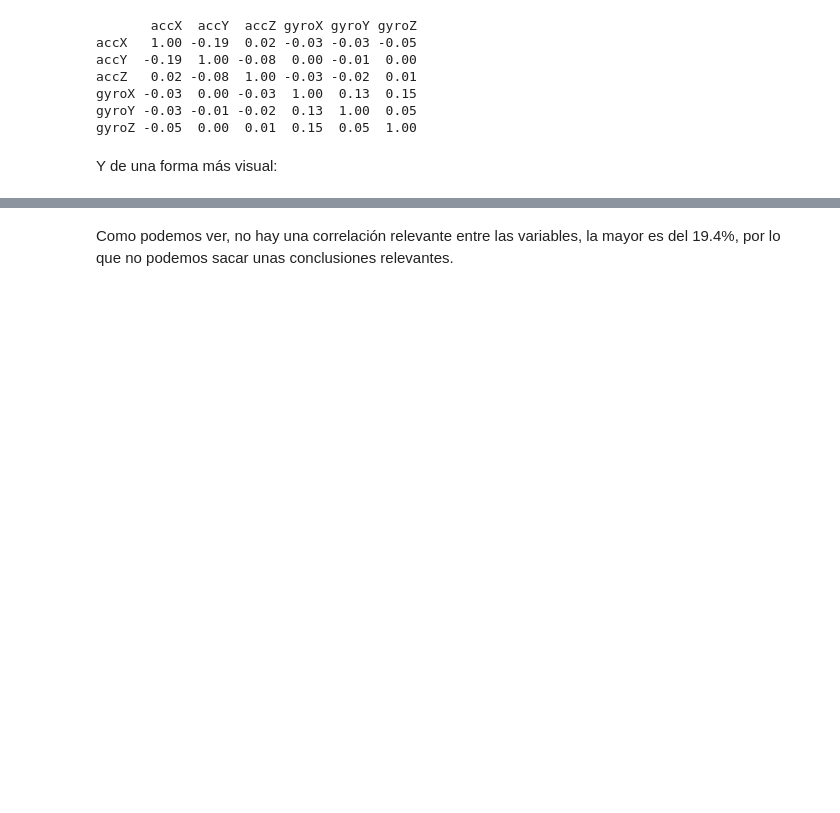
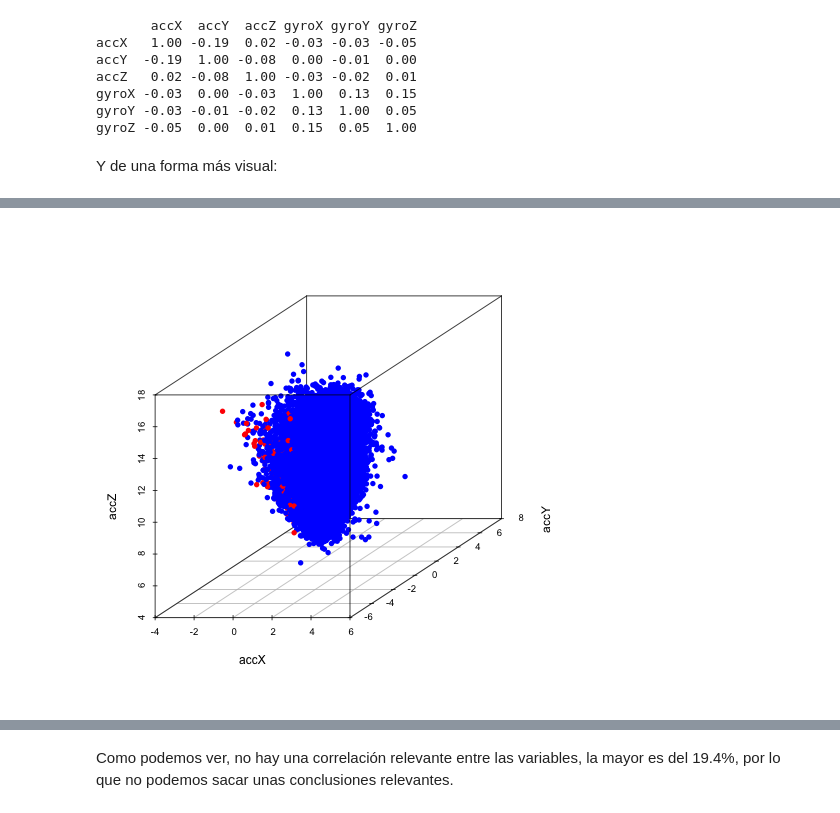
Before and after one commit to Arturo-Hernanz-CM/analisis_datos_modelo_series_temporales_pasajeros_avion, a Jupyter notebook: modelo_series.ipynb, the cells around one changed output, grey strips where cells are left out. Saved outputs shown, nothing was run; the diff lists cells and outputs as text; code cells hidden in the pictures; blank space fills up the shorter version.

```diff
--- a/modelo_series.ipynb
+++ b/modelo_series.ipynb
@@ -336,0 +316,13 @@ ggpairs(num_vars, size = 3)
+# %%
+%%R
+activity_factor <- factor(dfMedidas$Activity, levels = c(0,1))
+cols <- c("red","blue")[activity_factor]
+
+scatterplot3d(dfMedidas$accX,
+              dfMedidas$accY,
+              dfMedidas$accZ,
+              color = cols,
+              pch = 16,
+              xlab="accX", ylab="accY", zlab="accZ")
+# %% [output]
+[figure, added]
```
Also changed, not shown: parts of 10 cells of this notebook.
